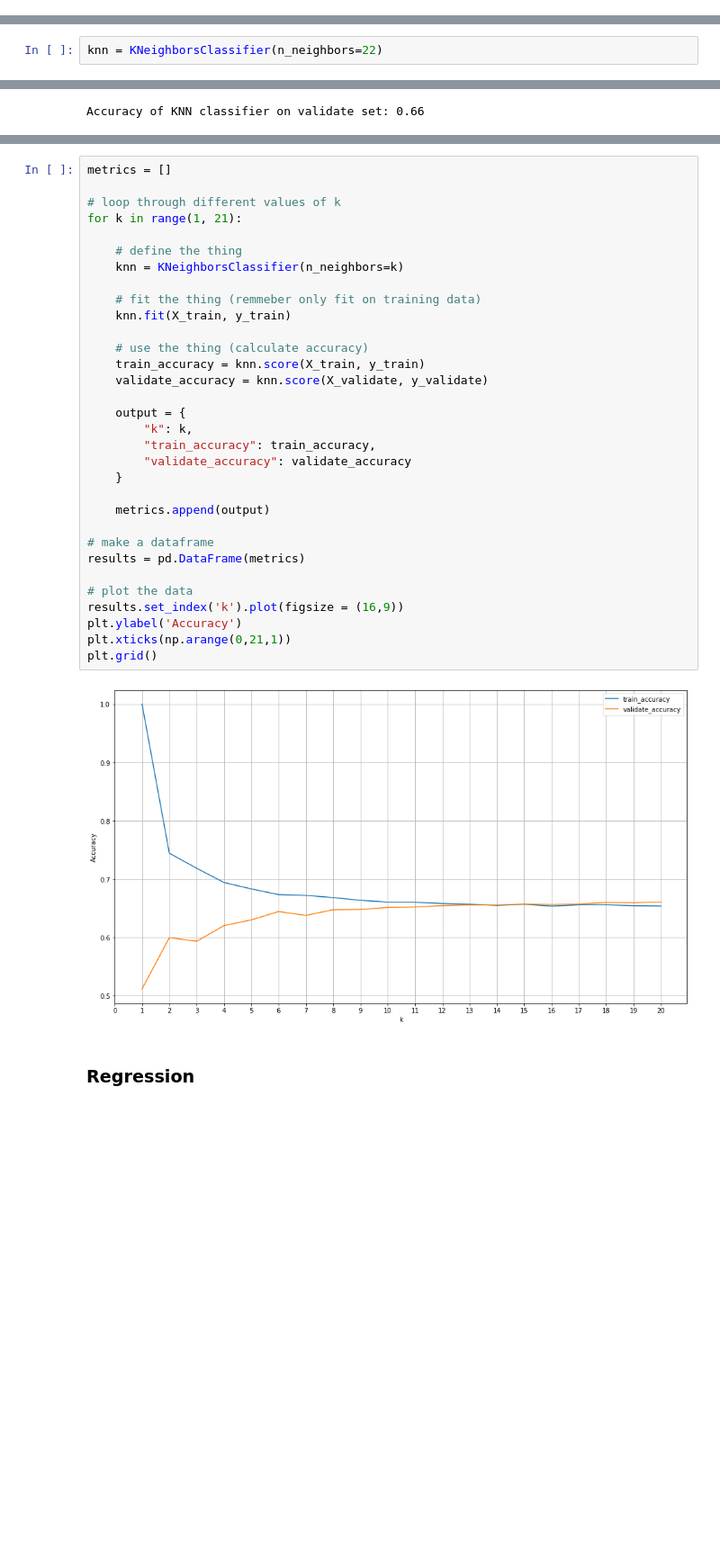
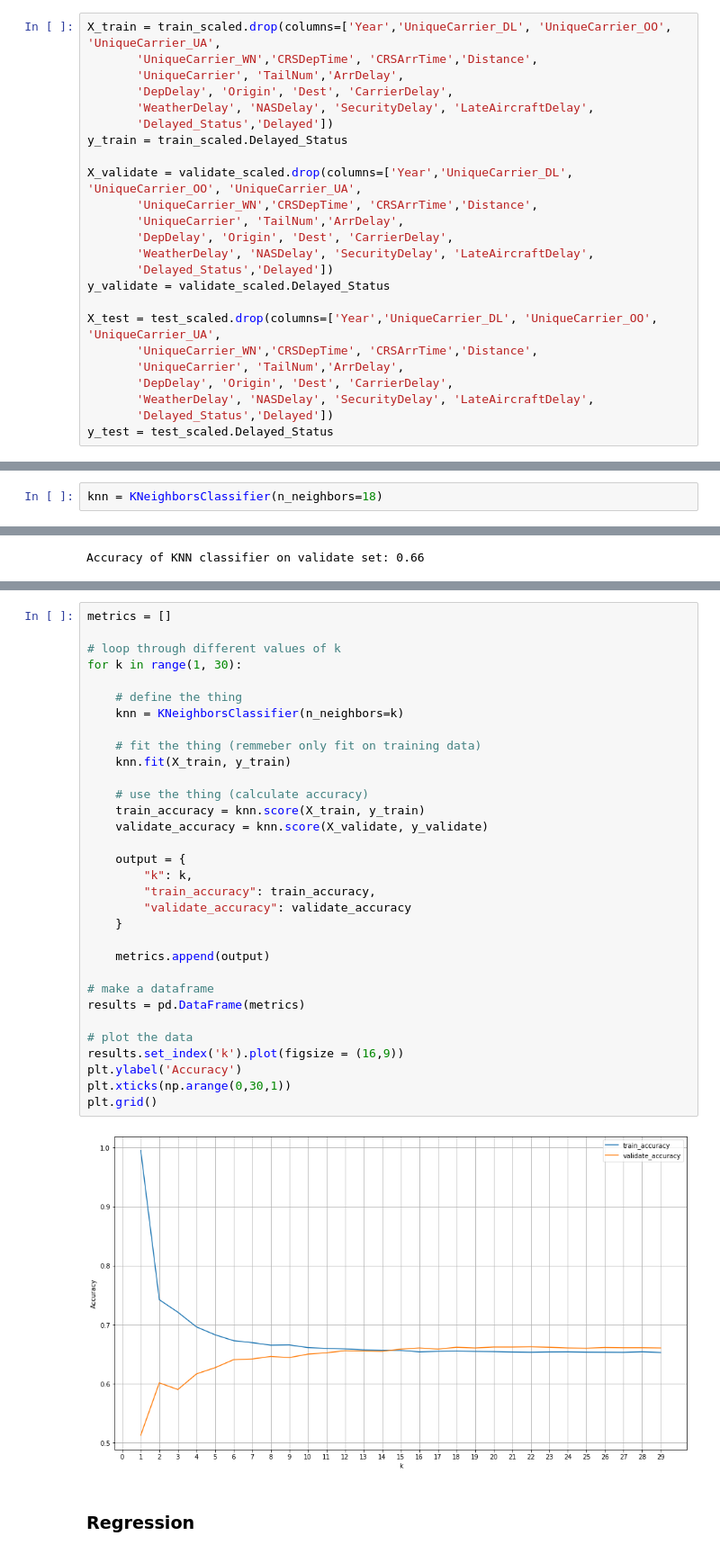
Before and after one commit to lochlynlaskowski/Airline_delays, a Jupyter notebook: Airline delays - explore.ipynb, the cells around one changed output, grey strips where cells are left out. Shown: that part at 90% size. Drawn from its saved outputs; the diff is of its cells as text; blank space fills up the shorter version.

```diff
--- a/Airline delays - explore.ipynb
+++ b/Airline delays - explore.ipynb
@@ -738,3 +753,27 @@ weighted avg       0.44      0.66      0.53      2570
+# %%
+X_train = train_scaled.drop(columns=['Year','UniqueCarrier_DL', 'UniqueCarrier_OO', 'UniqueCarrier_UA',
+       'UniqueCarrier_WN','CRSDepTime', 'CRSArrTime','Distance',
+       'UniqueCarrier', 'TailNum','ArrDelay',
+       'DepDelay', 'Origin', 'Dest', 'CarrierDelay',
+       'WeatherDelay', 'NASDelay', 'SecurityDelay', 'LateAircraftDelay',
+       'Delayed_Status','Delayed'])
+y_train = train_scaled.Delayed_Status
+
+X_validate = validate_scaled.drop(columns=['Year','UniqueCarrier_DL', 'UniqueCarrier_OO', 'UniqueCarrier_UA',
+       'UniqueCarrier_WN','CRSDepTime', 'CRSArrTime','Distance',
+       'UniqueCarrier', 'TailNum','ArrDelay',
+       'DepDelay', 'Origin', 'Dest', 'CarrierDelay',
+       'WeatherDelay', 'NASDelay', 'SecurityDelay', 'LateAircraftDelay',
+       'Delayed_Status','Delayed'])
+y_validate = validate_scaled.Delayed_Status
+
+X_test = test_scaled.drop(columns=['Year','UniqueCarrier_DL', 'UniqueCarrier_OO', 'UniqueCarrier_UA',
+       'UniqueCarrier_WN','CRSDepTime', 'CRSArrTime','Distance',
+       'UniqueCarrier', 'TailNum','ArrDelay',
+       'DepDelay', 'Origin', 'Dest', 'CarrierDelay',
+       'WeatherDelay', 'NASDelay', 'SecurityDelay', 'LateAircraftDelay',
+       'Delayed_Status','Delayed'])
+y_test = test_scaled.Delayed_Status
 # %%
 metrics = []
 
@@ -800,7 +822,7 @@ weighted avg       0.42      0.65      0.51      3083
 # %% [markdown]
 ### KNN
 # %%
-knn = KNeighborsClassifier(n_neighbors=22)
+knn = KNeighborsClassifier(n_neighbors=18)
 # %%
 knn.fit(X_train, y_train)
 # %% [output]
@@ -855,36 +877,36 @@ weighted avg       0.53      0.66      0.53      2570
 metrics = []
 
 # loop through different values of k
-for k in range(1, 21):
+for k in range(1, 30):
 
     # define the thing
     knn = KNeighborsClassifier(n_neighbors=k)
 
     # fit the thing (remmeber only fit on training data)
     knn.fit(X_train, y_train)
 
     # use the thing (calculate accuracy)
     train_accuracy = knn.score(X_train, y_train)
     validate_accuracy = knn.score(X_validate, y_validate)
 
     output = {
         "k": k,
         "train_accuracy": train_accuracy,
         "validate_accuracy": validate_accuracy
     }
 
     metrics.append(output)
 
 # make a dataframe
 results = pd.DataFrame(metrics)
 
 # plot the data
 results.set_index('k').plot(figsize = (16,9))
 plt.ylabel('Accuracy')
-plt.xticks(np.arange(0,21,1))
+plt.xticks(np.arange(0,30,1))
 plt.grid()
 # %% [output]
-[figure, old version]
+[figure, new version]
 # %% [markdown]
 ### Regression
 # %%
```
Also changed, not shown: parts of 38 cells of this notebook, 2 other files.
